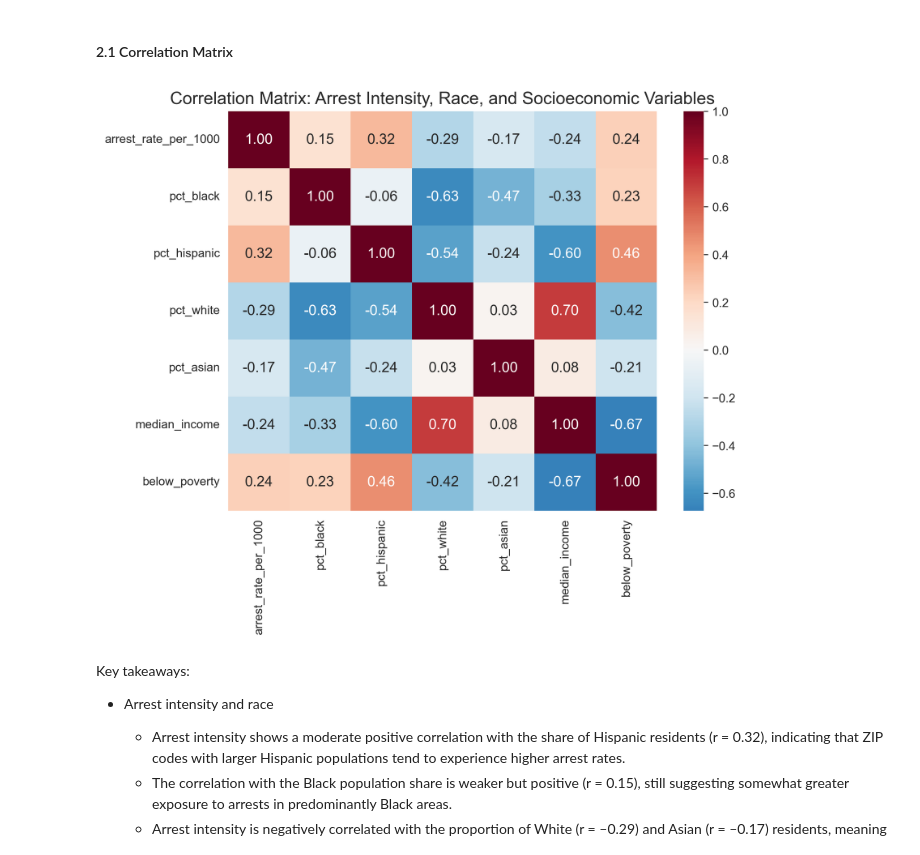
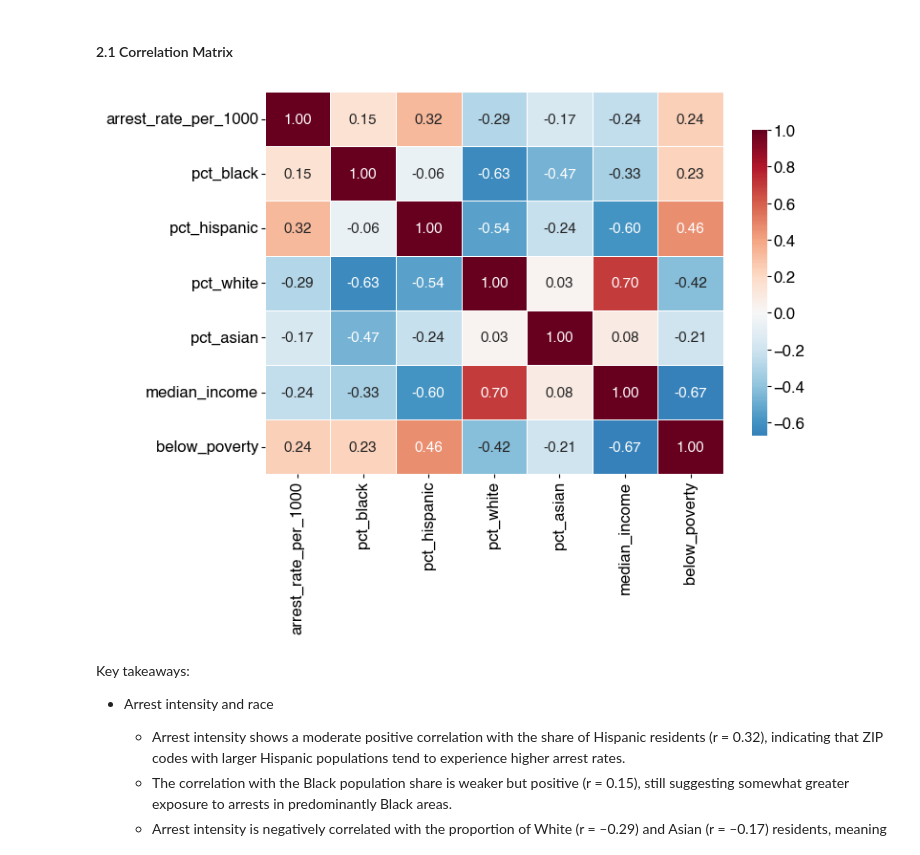
Before and after one commit to giomhern/project-ariel-ruhaan-gio, a Jupyter notebook: notebooks/analysis_2023.ipynb, the cells around one changed output. Saved outputs shown, nothing was run; the diff lists cells and outputs as text; code cells hidden in the pictures.

```diff
--- a/notebooks/analysis_2023.ipynb
+++ b/notebooks/analysis_2023.ipynb
@@ -273,17 +227,31 @@ Interpreting the bottom zip codes:
 # %%
 corr_vars = [
     "arrest_rate_per_1000",
     "pct_black", "pct_hispanic", "pct_white", "pct_asian",
     "median_income", "below_poverty"
 ]
 
 corr = df[corr_vars].corr()
-plt.figure(figsize=(8,6))
-sns.heatmap(corr, annot=True, cmap="RdBu_r", center=0, fmt=".2f")
-plt.title("Correlation Matrix: Arrest Intensity, Race, and Socioeconomic Variables")
+
+plt.figure(figsize=(8, 6))
+
+sns.heatmap(
+    corr,
+    annot=True,
+    cmap="RdBu_r",
+    center=0,
+    fmt=".2f",
+    linewidths=0.5,
+    linecolor="white",
+    cbar_kws={"shrink": 0.8}
+)
+
+# plt.title("Correlation Matrix: Arrest Intensity, Demographics, and SES", fontsize=14)
+plt.tight_layout()
+plt.savefig("../outputs/correlation_matrix.png", dpi=300, bbox_inches="tight")
 plt.show()
 # %% [output]
-[figure, old version]
+[figure, new version]
 # %% [markdown]
 Key takeaways:
 - Arrest intensity and race
```
Also changed, not shown: parts of 28 cells of this notebook.
